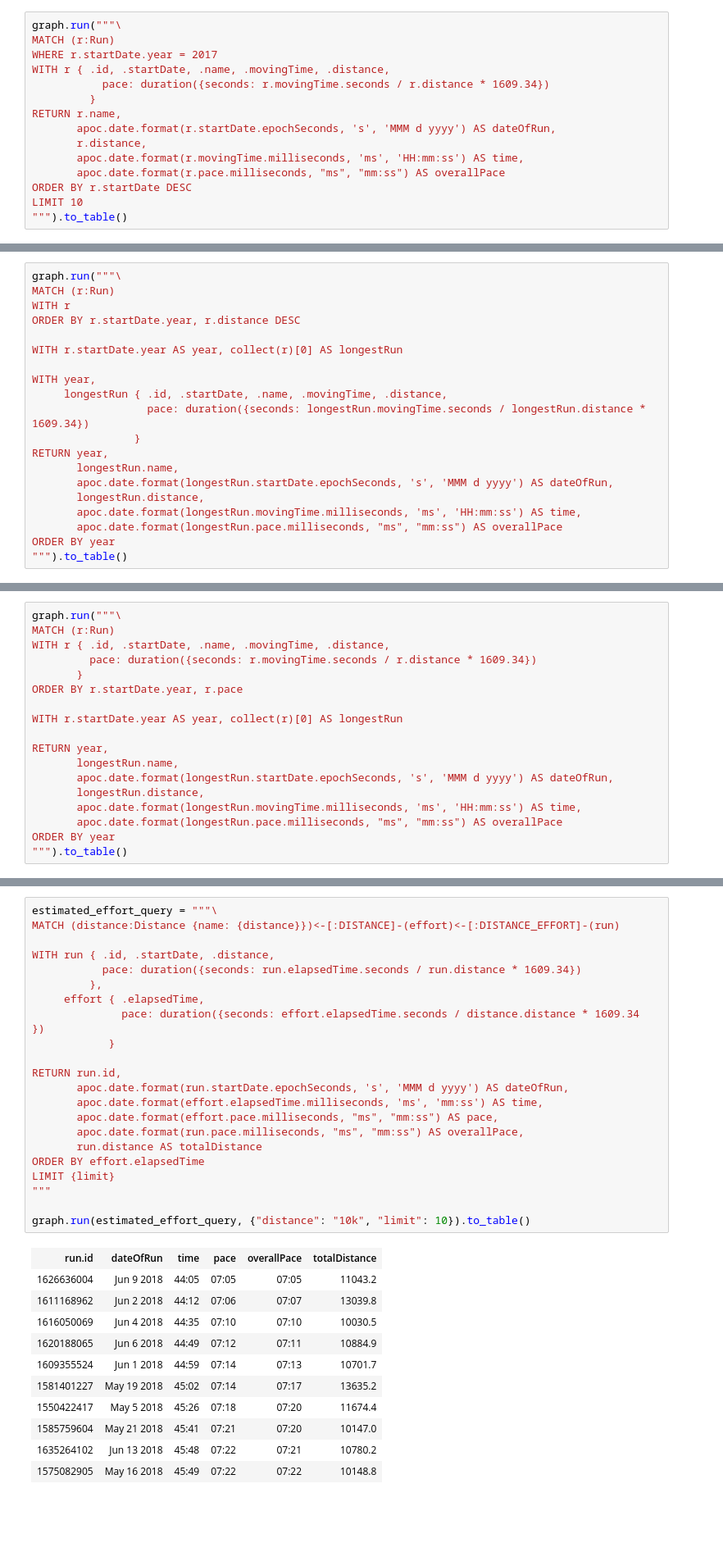
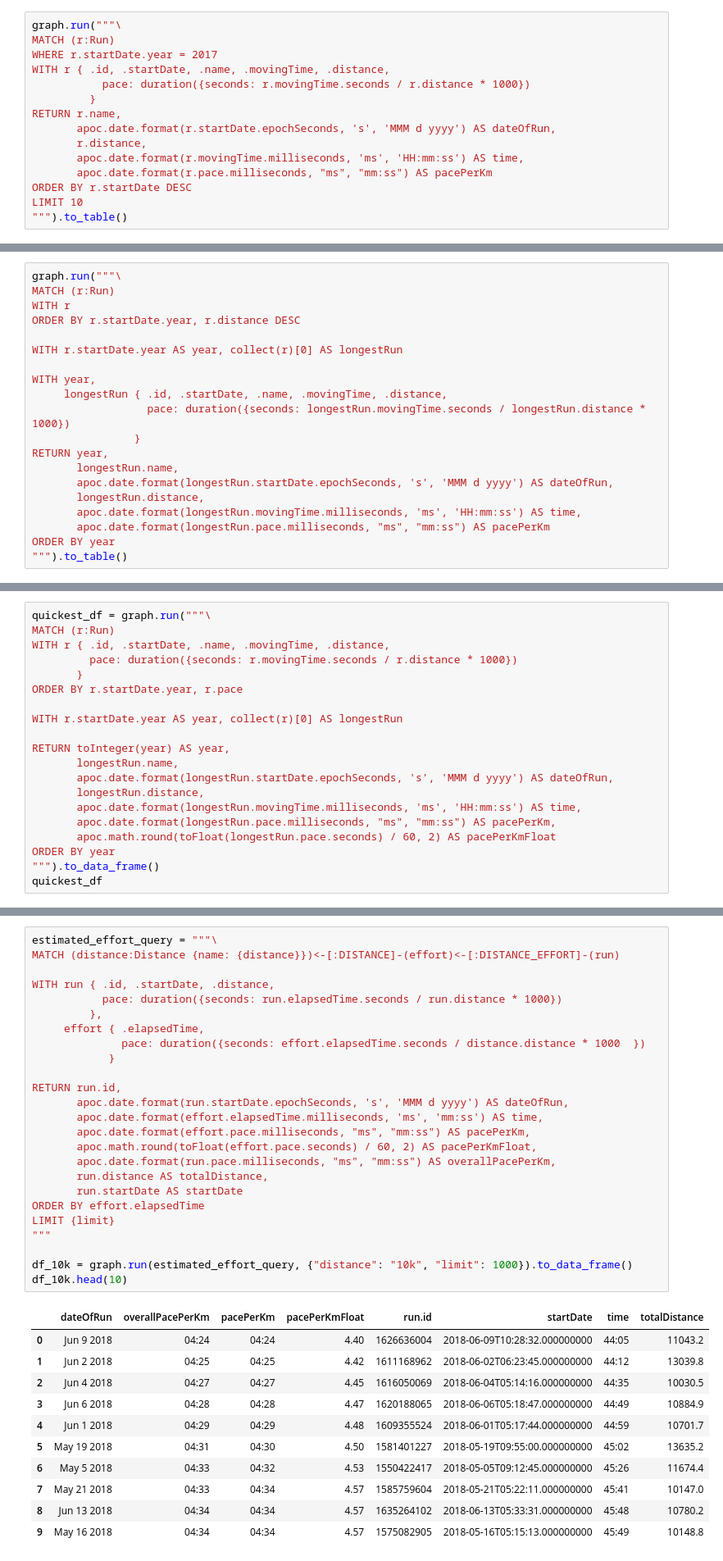
Before and after one commit to mneedham/strava, a Jupyter notebook: Strava.ipynb, the cells around one changed output, grey strips where cells are left out. Shown: that part at 82% size. Drawn from its saved outputs; the diff is of its cells as text; blank space fills up the shorter version.

```diff
--- a/Strava.ipynb
+++ b/Strava.ipynb
@@ -47,13 +56,13 @@ graph.run("""\
 MATCH (r:Run)
 WHERE r.startDate.year = 2017
 WITH r { .id, .startDate, .name, .movingTime, .distance,
-           pace: duration({seconds: r.movingTime.seconds / r.distance * 1609.34})
+           pace: duration({seconds: r.movingTime.seconds / r.distance * 1000})
          }
 RETURN r.name,
        apoc.date.format(r.startDate.epochSeconds, 's', 'MMM d yyyy') AS dateOfRun,
        r.distance,
        apoc.date.format(r.movingTime.milliseconds, 'ms', 'HH:mm:ss') AS time,
-       apoc.date.format(r.pace.milliseconds, "ms", "mm:ss") AS overallPace
+       apoc.date.format(r.pace.milliseconds, "ms", "mm:ss") AS pacePerKm
 ORDER BY r.startDate DESC
 LIMIT 10
 """).to_table()
@@ -81,14 +90,14 @@ WITH r.startDate.year AS year, collect(r)[0] AS longestRun
 
 WITH year,
      longestRun { .id, .startDate, .name, .movingTime, .distance,
-                  pace: duration({seconds: longestRun.movingTime.seconds / longestRun.distance * 1609.34})
+                  pace: duration({seconds: longestRun.movingTime.seconds / longestRun.distance * 1000})
                 }
 RETURN year,
        longestRun.name,
        apoc.date.format(longestRun.startDate.epochSeconds, 's', 'MMM d yyyy') AS dateOfRun,
        longestRun.distance,
        apoc.date.format(longestRun.movingTime.milliseconds, 'ms', 'HH:mm:ss') AS time,
-       apoc.date.format(longestRun.pace.milliseconds, "ms", "mm:ss") AS overallPace
+       apoc.date.format(longestRun.pace.milliseconds, "ms", "mm:ss") AS pacePerKm
 ORDER BY year
 """).to_table()
 # %% [output]
@@ -101,21 +110,23 @@ ORDER BY year
 # %% [markdown]
 ## What was the quickest run each year?
 # %%
-graph.run("""\
+quickest_df = graph.run("""\
 MATCH (r:Run)
 WITH r { .id, .startDate, .name, .movingTime, .distance,
-         pace: duration({seconds: r.movingTime.seconds / r.distance * 1609.34})
+         pace: duration({seconds: r.movingTime.seconds / r.distance * 1000})
        }
 ORDER BY r.startDate.year, r.pace
 
 WITH r.startDate.year AS year, collect(r)[0] AS longestRun
 
-RETURN year,
+RETURN toInteger(year) AS year,
        longestRun.name,
        apoc.date.format(longestRun.startDate.epochSeconds, 's', 'MMM d yyyy') AS dateOfRun,
        longestRun.distance,
        apoc.date.format(longestRun.movingTime.milliseconds, 'ms', 'HH:mm:ss') AS time,
-       apoc.date.format(longestRun.pace.milliseconds, "ms", "mm:ss") AS overallPace
+       apoc.date.format(longestRun.pace.milliseconds, "ms", "mm:ss") AS pacePerKm,
+       apoc.math.round(toFloat(longestRun.pace.seconds) / 60, 2) AS pacePerKmFloat
 ORDER BY year
-""").to_table()
+""").to_data_frame()
+quickest_df
 # %% [output]
@@ -133,34 +159,37 @@ For example, these are my best estimated 10k attempts:
 # %%
 estimated_effort_query = """\
 MATCH (distance:Distance {name: {distance}})<-[:DISTANCE]-(effort)<-[:DISTANCE_EFFORT]-(run)
 
 WITH run { .id, .startDate, .distance,
-           pace: duration({seconds: run.elapsedTime.seconds / run.distance * 1609.34})
+           pace: duration({seconds: run.elapsedTime.seconds / run.distance * 1000})
          },
      effort { .elapsedTime,
-              pace: duration({seconds: effort.elapsedTime.seconds / distance.distance * 1609.34  })
+              pace: duration({seconds: effort.elapsedTime.seconds / distance.distance * 1000  })
             }
 
 RETURN run.id,
        apoc.date.format(run.startDate.epochSeconds, 's', 'MMM d yyyy') AS dateOfRun,
        apoc.date.format(effort.elapsedTime.milliseconds, 'ms', 'mm:ss') AS time,
-       apoc.date.format(effort.pace.milliseconds, "ms", "mm:ss") AS pace,
-       apoc.date.format(run.pace.milliseconds, "ms", "mm:ss") AS overallPace,
-       run.distance AS totalDistance
+       apoc.date.format(effort.pace.milliseconds, "ms", "mm:ss") AS pacePerKm,
+       apoc.math.round(toFloat(effort.pace.seconds) / 60, 2) AS pacePerKmFloat,
+       apoc.date.format(run.pace.milliseconds, "ms", "mm:ss") AS overallPacePerKm,
+       run.distance AS totalDistance,
+       run.startDate AS startDate
 ORDER BY effort.elapsedTime
 LIMIT {limit}
 """
 
-graph.run(estimated_effort_query, {"distance": "10k", "limit": 10}).to_table()
+df_10k = graph.run(estimated_effort_query, {"distance": "10k", "limit": 1000}).to_data_frame()
+df_10k.head(10)
 # %% [output]
-| run.id | dateOfRun | time | pace | overallPace | totalDistance |
-| 1626636004 | Jun 9 2018 | 44:05 | 07:05 | 07:05 | 11043.2 |
-| 1611168962 | Jun 2 2018 | 44:12 | 07:06 | 07:07 | 13039.8 |
-| 1616050069 | Jun 4 2018 | 44:35 | 07:10 | 07:10 | 10030.5 |
-| 1620188065 | Jun 6 2018 | 44:49 | 07:12 | 07:11 | 10884.9 |
-| 1609355524 | Jun 1 2018 | 44:59 | 07:14 | 07:13 | 10701.7 |
-| 1581401227 | May 19 2018 | 45:02 | 07:14 | 07:17 | 13635.2 |
-| 1550422417 | May 5 2018 | 45:26 | 07:18 | 07:20 | 11674.4 |
-| 1585759604 | May 21 2018 | 45:41 | 07:21 | 07:20 | 10147.0 |
-| 1635264102 | Jun 13 2018 | 45:48 | 07:22 | 07:21 | 10780.2 |
-| 1575082905 | May 16 2018 | 45:49 | 07:22 | 07:22 | 10148.8 |
+|  | dateOfRun | overallPacePerKm | pacePerKm | pacePerKmFloat | run.id | startDate | time | totalDistance |
+| 0 | Jun 9 2018 | 04:24 | 04:24 | 4.40 | 1626636004 | 2018-06-09T10:28:32.000000000 | 44:05 | 11043.2 |
+| 1 | Jun 2 2018 | 04:25 | 04:25 | 4.42 | 1611168962 | 2018-06-02T06:23:45.000000000 | 44:12 | 13039.8 |
+| 2 | Jun 4 2018 | 04:27 | 04:27 | 4.45 | 1616050069 | 2018-06-04T05:14:16.000000000 | 44:35 | 10030.5 |
+| 3 | Jun 6 2018 | 04:28 | 04:28 | 4.47 | 1620188065 | 2018-06-06T05:18:47.000000000 | 44:49 | 10884.9 |
+| 4 | Jun 1 2018 | 04:29 | 04:29 | 4.48 | 1609355524 | 2018-06-01T05:17:44.000000000 | 44:59 | 10701.7 |
+| 5 | May 19 2018 | 04:31 | 04:30 | 4.50 | 1581401227 | 2018-05-19T09:55:00.000000000 | 45:02 | 13635.2 |
+| 6 | May 5 2018 | 04:33 | 04:32 | 4.53 | 1550422417 | 2018-05-05T09:12:45.000000000 | 45:26 | 11674.4 |
+| 7 | May 21 2018 | 04:33 | 04:34 | 4.57 | 1585759604 | 2018-05-21T05:22:11.000000000 | 45:41 | 10147.0 |
+| 8 | Jun 13 2018 | 04:34 | 04:34 | 4.57 | 1635264102 | 2018-06-13T05:33:31.000000000 | 45:48 | 10780.2 |
+| 9 | May 16 2018 | 04:34 | 04:34 | 4.57 | 1575082905 | 2018-05-16T05:15:13.000000000 | 45:49 | 10148.8 |
```
Also changed, not shown: parts of 20 cells of this notebook, 2 other files.
